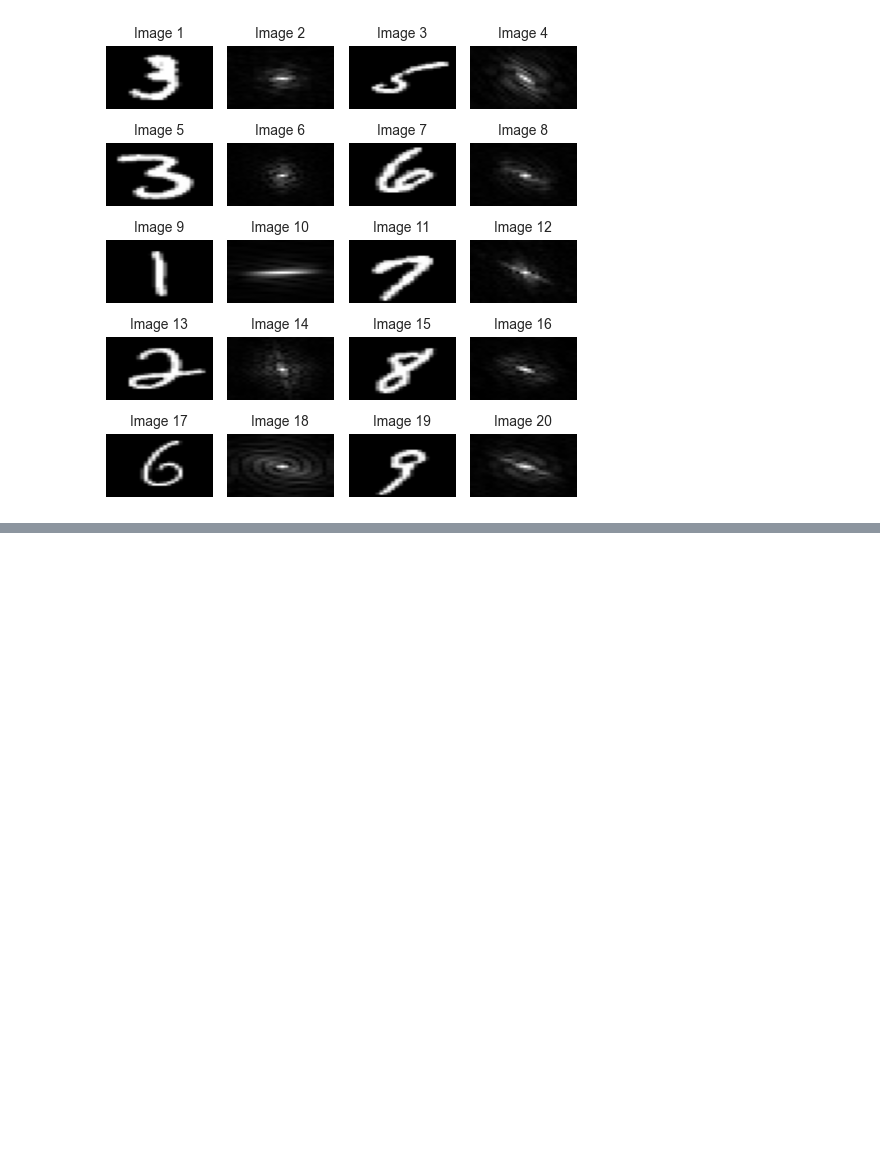
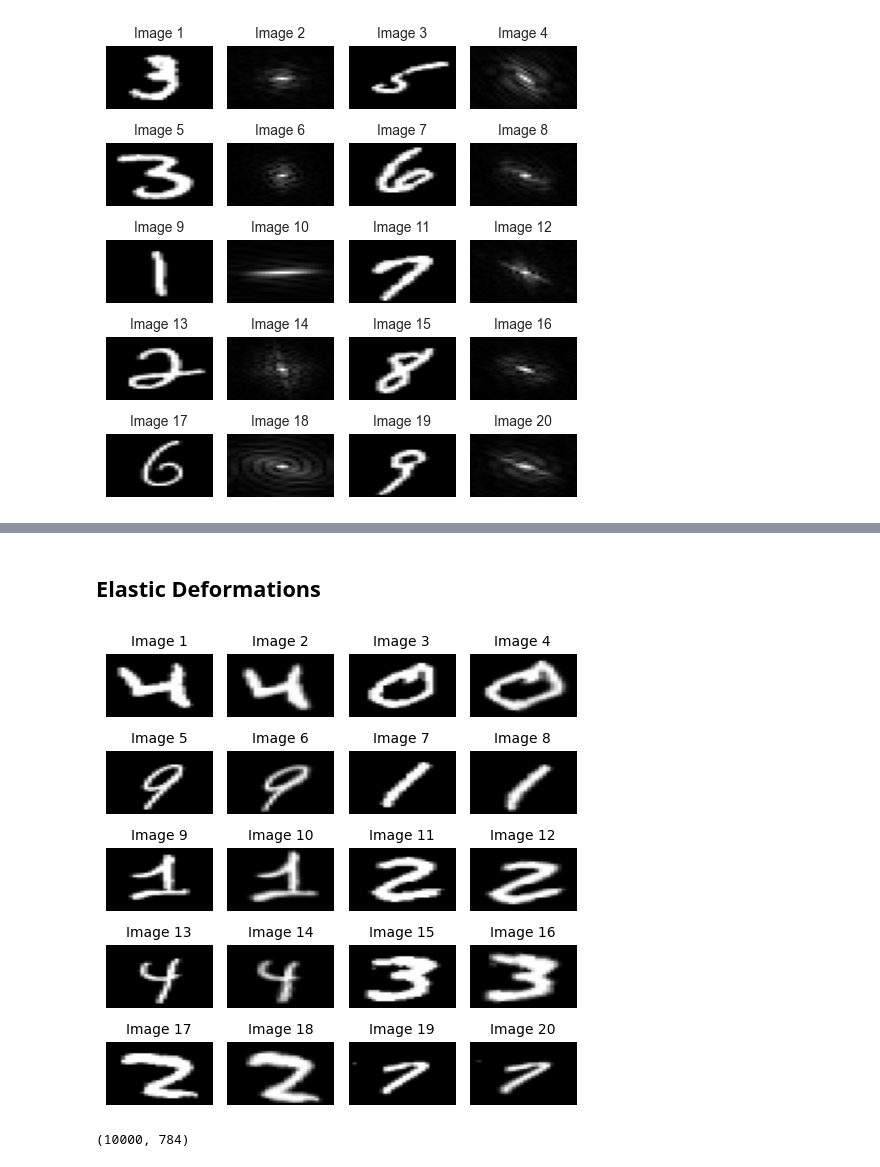
Before and after one commit to Noamnes/Machine_Learning_Project, a Jupyter notebook: tests.ipynb, the cells around one changed output, grey strips where cells are left out. Cells and saved outputs as stored; diff of their text form; code cells hidden in the pictures; blank space fills up the shorter version.

```diff
--- a/tests.ipynb
+++ b/tests.ipynb
@@ -46,0 +75,9 @@ vis.plot_before_after_transform(X_train[10:20],transformation=fourier_transform_
+# %% [markdown]
+## Elastic Deformations
+# %%
+X_train, X_test, y_train, y_test = basic_models.load_preprocess_mnist_data(scale_features=False, flatten_image=False)
+# %%
+sample_space = list(X_train[20:30])
+vis.plot_before_after_transform(sample_space, trans.random_elastic_deformation, random_state=np.random.RandomState(42), sigma=5, alpha=25)
+# %% [output]
+[figure, added]
@@ -46,0 +87,8 @@ vis.plot_before_after_transform(X_train[10:20],transformation=fourier_transform_
+# %%
+# function to flatten the image
+def flatten_images(images):
+    return np.array([image.flatten() for image in images])
+
+print(flatten_images(X_test).shape)
+# %% [output]
+(10000, 784)
```
Also changed, not shown: parts of 14 cells of this notebook.
